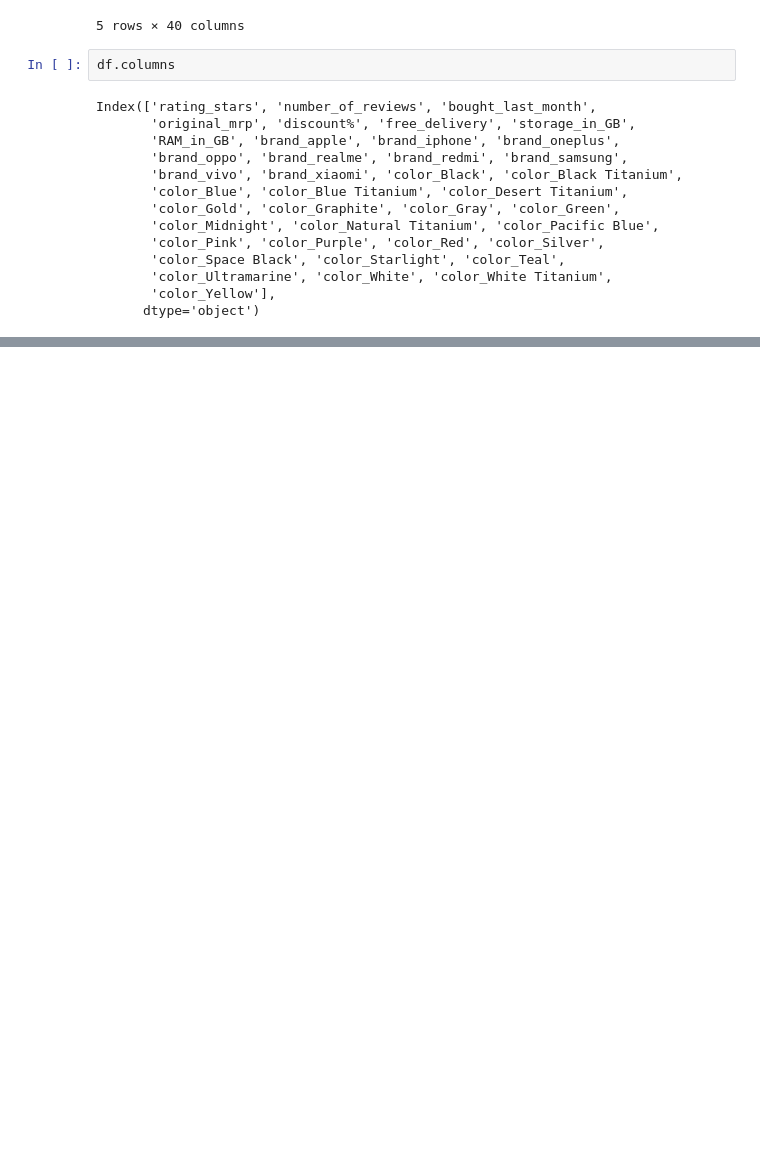
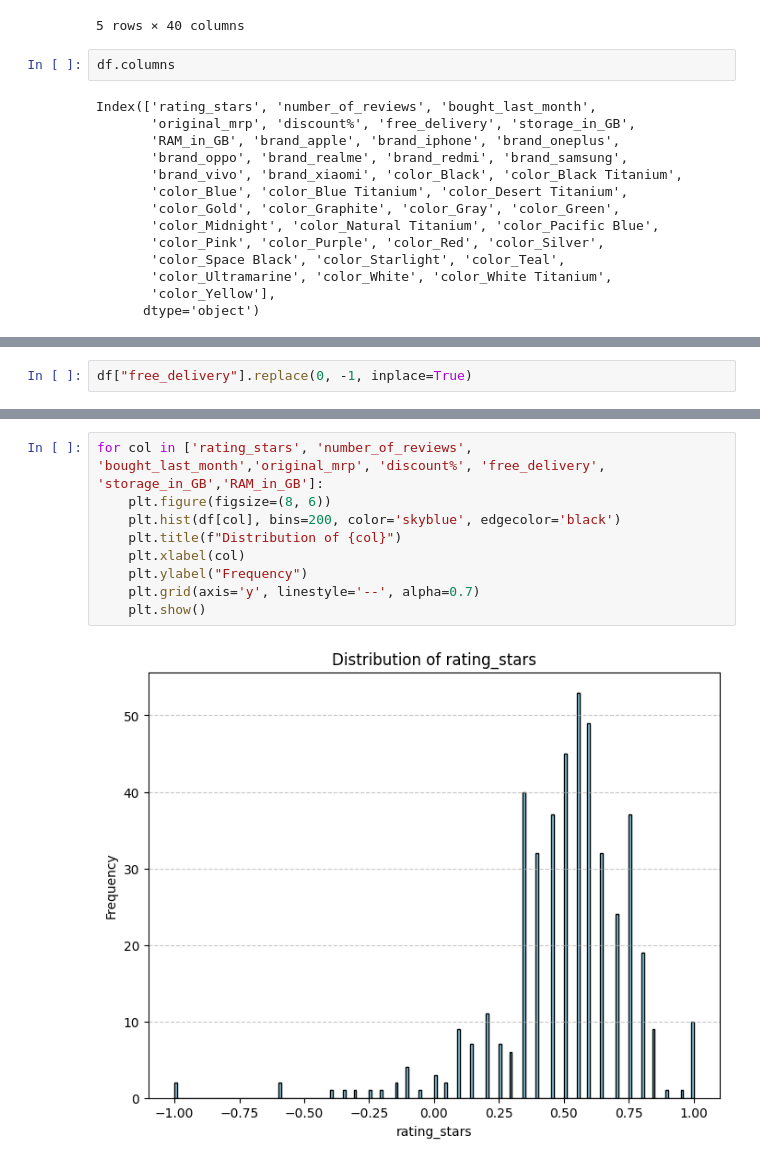
Before and after one commit to madhavJivani/EDA_Ecommerce, a Jupyter notebook: MODEL/scale_visualization.ipynb, the cells around one changed output, grey strips where cells are left out. Saved outputs shown, nothing was run; the diff lists cells and outputs as text; blank space fills up the shorter version.

```diff
--- a/MODEL/scale_visualization.ipynb
+++ b/MODEL/scale_visualization.ipynb
@@ -281,0 +218,2 @@ df.head()
+# %%
+df["free_delivery"].replace(0, -1, inplace=True)
@@ -281,0 +243,11 @@ df.head()
+# %%
+for col in ['rating_stars', 'number_of_reviews', 'bought_last_month','original_mrp', 'discount%', 'free_delivery', 'storage_in_GB','RAM_in_GB']:
+    plt.figure(figsize=(8, 6))
+    plt.hist(df[col], bins=200, color='skyblue', edgecolor='black')
+    plt.title(f"Distribution of {col}")
+    plt.xlabel(col)
+    plt.ylabel("Frequency")
+    plt.grid(axis='y', linestyle='--', alpha=0.7)
+    plt.show()
+# %% [output]
+[figure, added]
```
Also changed, not shown: parts of 33 cells of this notebook.
